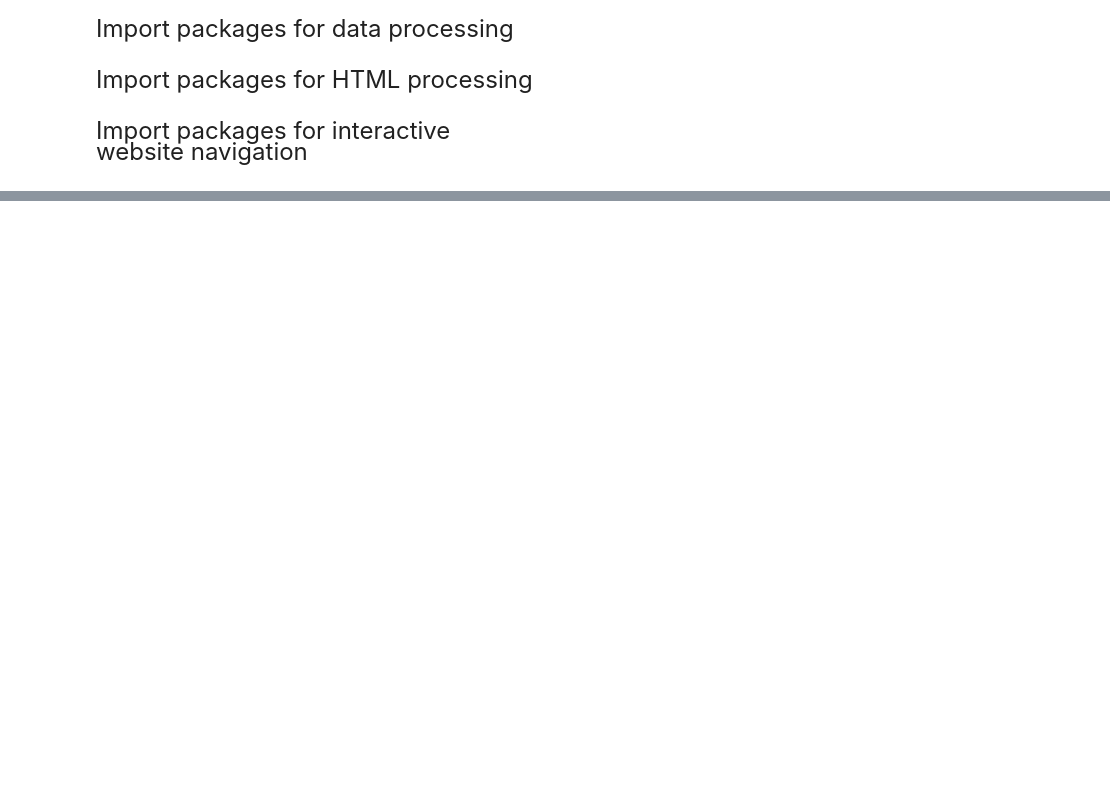
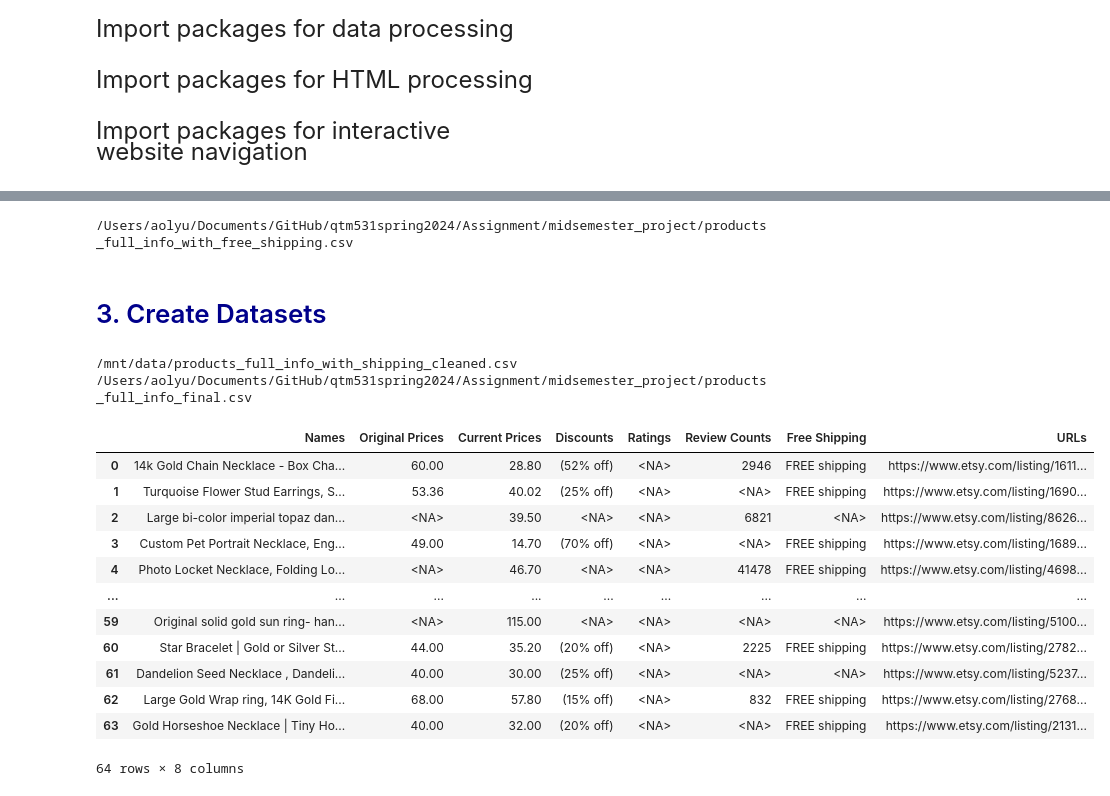
Before and after one commit to lornalyu/qtm531spring2024, a Jupyter notebook: Assignment/midsemester_project/QTM 531 – Midsemester Project.ipynb, the cells around one changed output, grey strips where cells are left out. Cells and saved outputs as stored; diff of their text form; code cells hidden in the pictures; blank space fills up the shorter version.

```diff
--- a/Assignment/midsemester_project/QTM 531 – Midsemester Project.ipynb
+++ b/Assignment/midsemester_project/QTM 531 – Midsemester Project.ipynb
@@ -570,0 +175,60 @@ df = pd.DataFrame(data)
+# %%
+# Initialize lists to hold extracted information, including free shipping data
+free_shipping_info = []
+
+# Iterate over each product element to extract information
+for elem in soup.find_all('div', class_='v2-listing-card__info'):
+    # Check for free shipping
+    free_shipping_elem = elem.find('span', text=lambda text: 'FREE shipping' in text if text else False)
+    if free_shipping_elem:
+        free_shipping_info.append('FREE shipping')
+    else:
+        free_shipping_info.append(pd.NA)
+# %% [output]
+/Users/aolyu/Documents/GitHub/qtm531spring2024/Assignment/midsemester_project/products_full_info_with_free_shipping.csv
+# %% [markdown]
+# <span style="color:darkblue"> 3. Create Datasets </span>
+# %%
+# Ensure all lists have the same length by padding shorter ones with pd.NA
+max_len = max(len(product_names), len(original_prices), len(current_prices), len(discounts),
+              len(data_star_ratings), len(review_counts), len(product_urls), len(free_shipping_info))
+lists_to_pad = [product_names, original_prices, current_prices, discounts,
+                data_star_ratings, review_counts, free_shipping_info,product_urls]
+padded_lists = {name: lst + [pd.NA] * (max_len - len(lst)) for lst, name in zip(lists_to_pad,
+                ['Names', 'Original Prices', 'Current Prices', 'Discounts', 'Ratings',
+                'Review Counts', 'Free Shipping', 'URLs'])}
+
+# Create a DataFrame
+df = pd.DataFrame(padded_lists)
+
+# IMPORTANT: Drop rows where the 'Names' column is NA
+df = df.dropna(subset=['Names'])
+
+
+# Print the file path for convenience
+print('/mnt/data/products_full_info_with_shipping_cleaned.csv')
+
+# Save DataFrame to CSV, specifying 'NA' for missing values
+df.to_csv('/Users/aolyu/Documents/GitHub/qtm531spring2024/Assignment/midsemester_project/products_full_info_final.csv', index=False, na_rep='NA')
+
+# Print the file path for convenience
+print('/Users/aolyu/Documents/GitHub/qtm531spring2024/Assignment/midsemester_project/products_full_info_final.csv')
+# %% [output]
+/mnt/data/products_full_info_with_shipping_cleaned.csv
+/Users/aolyu/Documents/GitHub/qtm531spring2024/Assignment/midsemester_project/products_full_info_final.csv
+# %%
+df
+# %% [output]
+|  | Names | Original Prices | Current Prices | Discounts | Ratings | Review Counts | Free Shipping | URLs |
+| 0 | 14k Gold Chain Necklace - Box Cha... | 60.00 | 28.80 | (52% off) | <NA> | 2946 | FREE shipping | https://www.etsy.com/listing/1611... |
+| 1 | Turquoise Flower Stud Earrings, S... | 53.36 | 40.02 | (25% off) | <NA> | <NA> | FREE shipping | https://www.etsy.com/listing/1690... |
+| 2 | Large bi-color imperial topaz dan... | <NA> | 39.50 | <NA> | <NA> | 6821 | <NA> | https://www.etsy.com/listing/8626... |
+| 3 | Custom Pet Portrait Necklace, Eng... | 49.00 | 14.70 | (70% off) | <NA> | <NA> | FREE shipping | https://www.etsy.com/listing/1689... |
+| 4 | Photo Locket Necklace, Folding Lo... | <NA> | 46.70 | <NA> | <NA> | 41478 | FREE shipping | https://www.etsy.com/listing/4698... |
+| ... | ... | ... | ... | ... | ... | ... | ... | ... |
+| 59 | Original solid gold sun ring- han... | <NA> | 115.00 | <NA> | <NA> | <NA> | <NA> | https://www.etsy.com/listing/5100... |
+| 60 | Star Bracelet | Gold or Silver St... | 44.00 | 35.20 | (20% off) | <NA> | 2225 | FREE shipping | https://www.etsy.com/listing/2782... |
+| 61 | Dandelion Seed Necklace , Dandeli... | 40.00 | 30.00 | (25% off) | <NA> | <NA> | <NA> | https://www.etsy.com/listing/5237... |
+| 62 | Large Gold Wrap ring, 14K Gold Fi... | 68.00 | 57.80 | (15% off) | <NA> | 832 | FREE shipping | https://www.etsy.com/listing/2768... |
+| 63 | Gold Horseshoe Necklace | Tiny Ho... | 40.00 | 32.00 | (20% off) | <NA> | <NA> | FREE shipping | https://www.etsy.com/listing/2131... |
+64 rows × 8 columns
```
Also changed, not shown: parts of 31 cells of this notebook, 6 other files.
